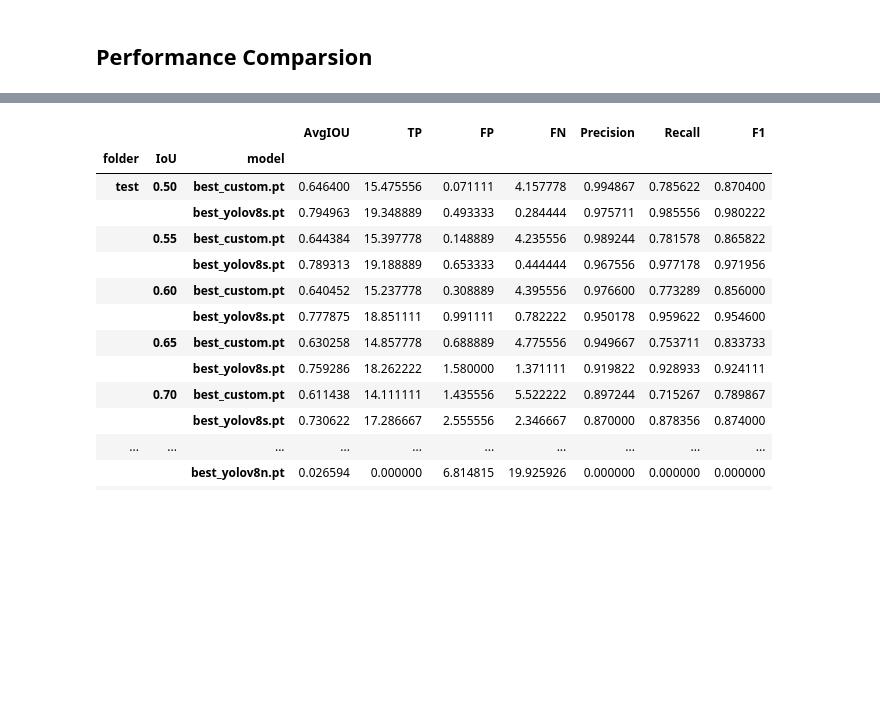
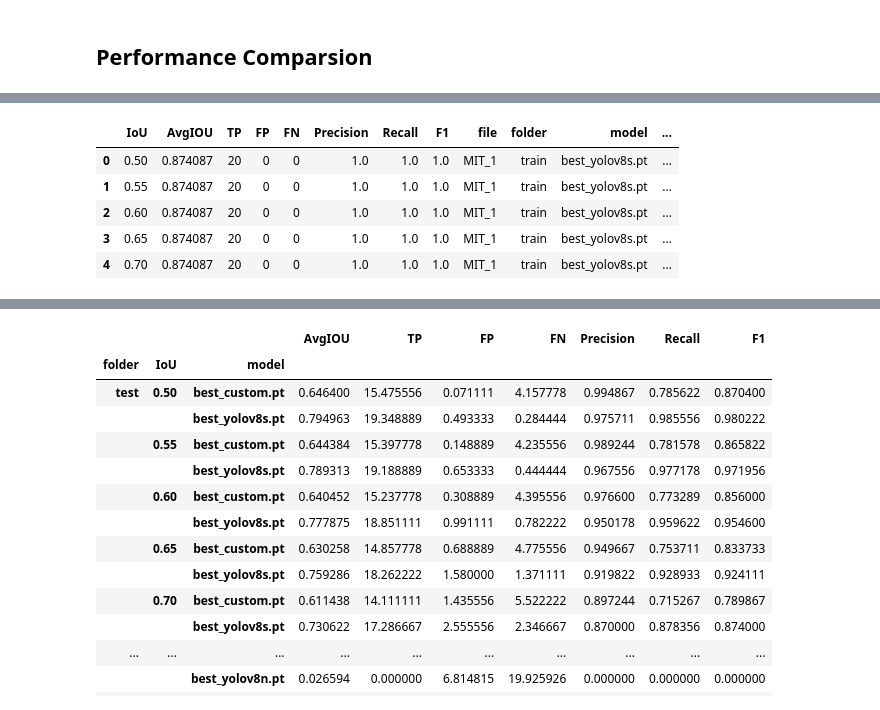
Before and after one commit to sathishkumartheta/tokenwise-dehado-ai, a Jupyter notebook: notebooks/Playground_Muthu.ipynb, the cells around one changed output, grey strips where cells are left out. Drawn from its saved outputs; the diff is of its cells as text; code cells hidden in the pictures; blank space fills up the shorter version.

```diff
--- a/notebooks/Playground_Muthu.ipynb
+++ b/notebooks/Playground_Muthu.ipynb
@@ -31,20 +35,23 @@ ultralytics.checks()
 from ultralytics import YOLO
 from IPython.display import display, Image
 # %%
-current_run = "Run5"
+current_run = "Run7"
 # Path of model
-model_path = r"F:\Muthu_2023\Personal\NextStep\Hackathon\DeHaDo_AI\tokenwise-dehado-ai\assets\best_yolov8s.pt"
+src_dir = r"E:\Nextstep\MLChallenge\DeHaDo_AI"
+
+model_path = src_dir + "/" + r"tokenwise-dehado-ai\assets\Models\Baseline"
+model_name = "best_yolov8s.pt"
 
 # Path of train and test set
-train_path = r"F:\Muthu_2023\Personal\NextStep\Hackathon\DeHaDo_AI\Dataset\train"
-test_path = r"F:\Muthu_2023\Personal\NextStep\Hackathon\DeHaDo_AI\Dataset\test"
+train_path = src_dir + r"\Dataset\train"
+test_path = src_dir + r"\Dataset\test"
 
 # Results path
-res_path = r"F:\Muthu_2023\Personal\NextStep\Hackathon\DeHaDo_AI\Results" + "/" + current_run
+res_path = src_dir + r"\Results" + "/" + current_run
 ## Predicted bounding box on Image
 output_path = res_path + "\Predict"
 ## Crop bounding box on Image
-text_path = dir_path + "\Text"
+text_path = res_path + "\Text"
 # %%
 # Load Ground Truth
 def load_gt(gt_file_path):
@@ -147,0 +355,10 @@ image 1/1 F:\Muthu_2023\Personal\NextStep\Hackathon\DeHaDo_AI\Dataset\test\image
+# %%
+df_test = pd.concat([df_final_custom[df_final_custom['model']=='best_yolov8s.pt'], df_final])
+df_test.head()
+# %% [output]
+|  | IoU | AvgIOU | TP | FP | FN | Precision | Recall | F1 | file | folder | model | ... |
+| 0 | 0.50 | 0.874087 | 20 | 0 | 0 | 1.0 | 1.0 | 1.0 | MIT_1 | train | best_yolov8s.pt | ... |
+| 1 | 0.55 | 0.874087 | 20 | 0 | 0 | 1.0 | 1.0 | 1.0 | MIT_1 | train | best_yolov8s.pt | ... |
+| 2 | 0.60 | 0.874087 | 20 | 0 | 0 | 1.0 | 1.0 | 1.0 | MIT_1 | train | best_yolov8s.pt | ... |
+| 3 | 0.65 | 0.874087 | 20 | 0 | 0 | 1.0 | 1.0 | 1.0 | MIT_1 | train | best_yolov8s.pt | ... |
+| 4 | 0.70 | 0.874087 | 20 | 0 | 0 | 1.0 | 1.0 | 1.0 | MIT_1 | train | best_yolov8s.pt | ... |
```
Also changed, not shown: parts of 29 cells of this notebook.
